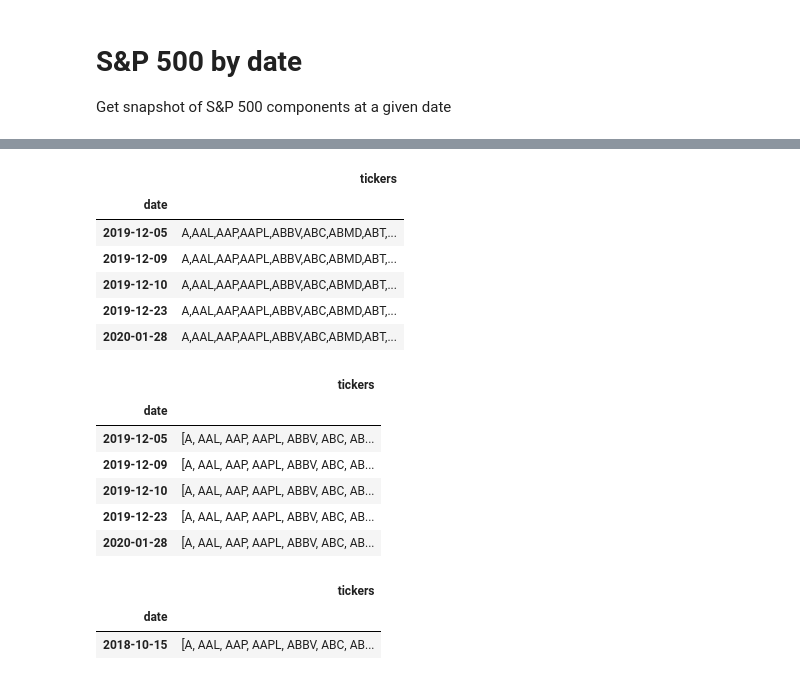
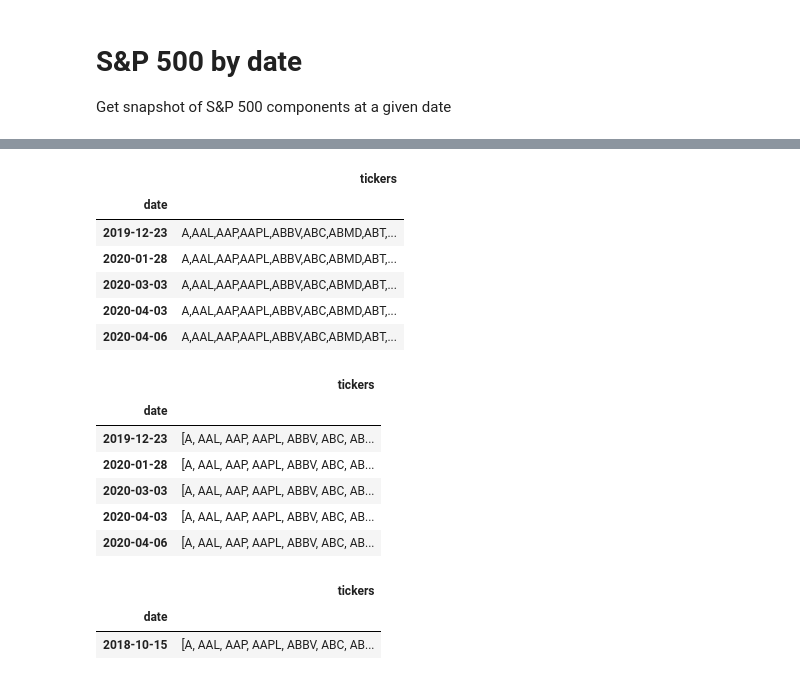
Before and after one commit to fja05680/sp500, a Jupyter notebook: sp500_by_date.ipynb, the cells around one changed output, grey strips where cells are left out. Cells and saved outputs as stored; diff of their text form; code cells hidden in the pictures.

```diff
--- a/sp500_by_date.ipynb
+++ b/sp500_by_date.ipynb
@@ -36,17 +36,17 @@ def get_table(filename):
         df = pd.read_csv(filename, index_col='date')
         return df
 # %%
-filename = 'S&P 500 Historical Components & Changes(02-16-2020).csv'
+filename = 'S&P 500 Historical Components & Changes(04-20-2020).csv'
 df = get_table(filename)
 df.tail()
 # %% [output]
 |  | tickers |
 | date |  |
-| 2019-12-05 | A,AAL,AAP,AAPL,ABBV,ABC,ABMD,ABT,... |
-| 2019-12-09 | A,AAL,AAP,AAPL,ABBV,ABC,ABMD,ABT,... |
-| 2019-12-10 | A,AAL,AAP,AAPL,ABBV,ABC,ABMD,ABT,... |
 | 2019-12-23 | A,AAL,AAP,AAPL,ABBV,ABC,ABMD,ABT,... |
 | 2020-01-28 | A,AAL,AAP,AAPL,ABBV,ABC,ABMD,ABT,... |
+| 2020-03-03 | A,AAL,AAP,AAPL,ABBV,ABC,ABMD,ABT,... |
+| 2020-04-03 | A,AAL,AAP,AAPL,ABBV,ABC,ABMD,ABT,... |
+| 2020-04-06 | A,AAL,AAP,AAPL,ABBV,ABC,ABMD,ABT,... |
 # %%
 # convert ticker column from csv to list, then sort
 df['tickers'] = df['tickers'].apply(lambda x: sorted(x.split(',')))
@@ -54,11 +54,11 @@ df.tail()
 # %% [output]
 |  | tickers |
 | date |  |
-| 2019-12-05 | [A, AAL, AAP, AAPL, ABBV, ABC, AB... |
-| 2019-12-09 | [A, AAL, AAP, AAPL, ABBV, ABC, AB... |
-| 2019-12-10 | [A, AAL, AAP, AAPL, ABBV, ABC, AB... |
 | 2019-12-23 | [A, AAL, AAP, AAPL, ABBV, ABC, AB... |
 | 2020-01-28 | [A, AAL, AAP, AAPL, ABBV, ABC, AB... |
+| 2020-03-03 | [A, AAL, AAP, AAPL, ABBV, ABC, AB... |
+| 2020-04-03 | [A, AAL, AAP, AAPL, ABBV, ABC, AB... |
+| 2020-04-06 | [A, AAL, AAP, AAPL, ABBV, ABC, AB... |
 # %%
 df2 = df[df.index < snap_shot].tail(1)
 last_row = df2.tail(1)
```
Also changed, not shown: parts of 2 cells of this notebook, 7 other files.
